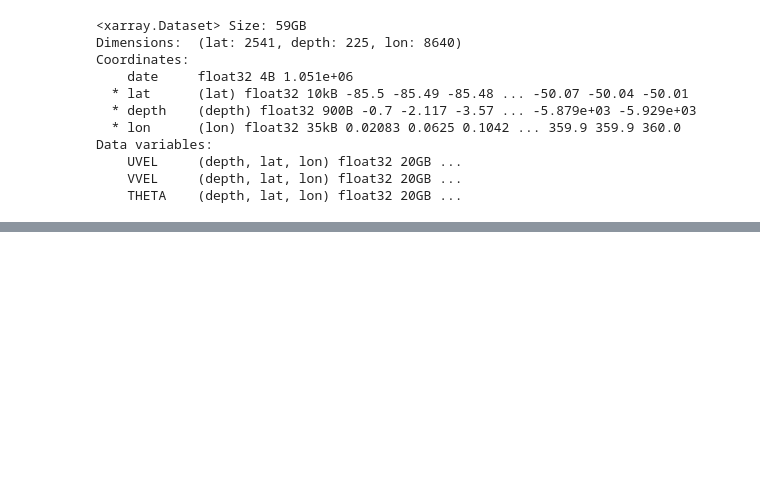
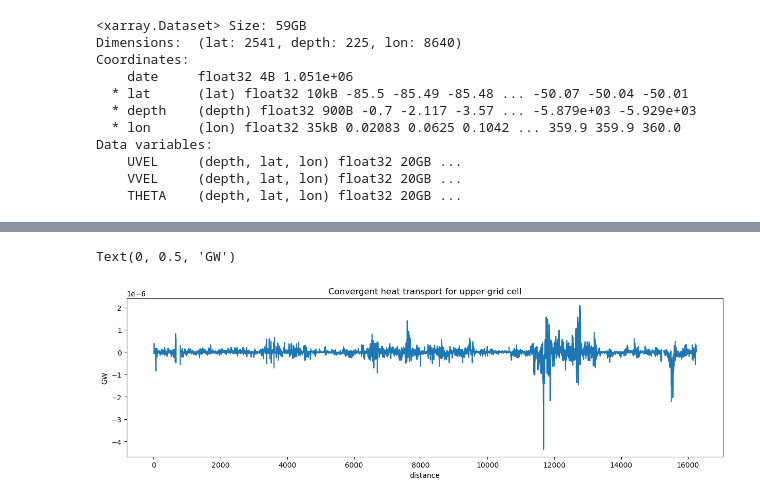
Before and after one commit to ZackKaufman/ASC_analysis_SoHi, a Jupyter notebook: regionate_test.ipynb, the cells around one changed output, grey strips where cells are left out. Cells and saved outputs as stored; diff of their text form; code cells hidden in the pictures; blank space fills up the shorter version.

```diff
--- a/regionate_test.ipynb
+++ b/regionate_test.ipynb
@@ -246,0 +269,6 @@ Coordinates: (12/14)
+# %%
+# pickle this grid so it can be retrieved later
+os.chdir('/data/globus/zkaufman')
+import pickle
+with open("ds_xyouter.pkl", "wb") as f:
+    pickle.dump(ds_xyouter, f, protocol=pickle.HIGHEST_PROTOCOL)
@@ -288,0 +495,30 @@ with open('shelf_region.pkl', 'wb') as f:
+# %%
+# From volume integral of horizontal advective tendencies
+advective_heating = dheatdt_dynamics.where(region.mask).sum(['XC', 'YC']).squeeze().values # LHS
+
+# From normal-surface integral of diagnosed horizontal heat fluxes
+convergent_heat_transport = sec.convergent_transport(
+    grid,
+    region.i_c[:-1][idx_without_border],
+    region.j_c[:-1][idx_without_border],
+    utr="T_adx",
+    vtr="T_ady",
+    layer=None,
+    interface=None,
+    outname="conv_heat_transport"
+)['conv_heat_transport']
+# %%
+cmap = plt.get_cmap("RdBu_r").copy()
+cmap.set_bad((0.75, 0.75, 0.75))
+plt.figure(figsize=(15, 4))
+da_plot = (
+    (convergent_heat_transport*1e-9)
+    .where(convergent_heat_transport!=0.)
+    .swap_dims({'sect':'distance'})
+)
+pc = da_plot.plot(x="distance")
+plt.title("Convergent heat transport for upper grid cell")
+plt.ylabel('GW')
+# %% [output]
+Text(0, 0.5, 'GW')
+[figure, added]
```
Also changed, not shown: parts of 24 cells of this notebook.
